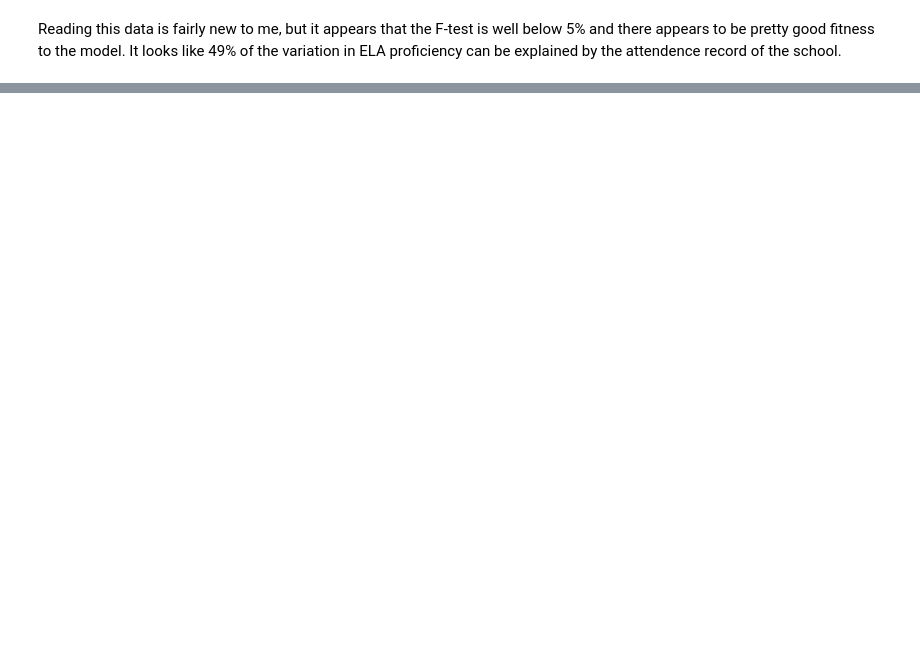
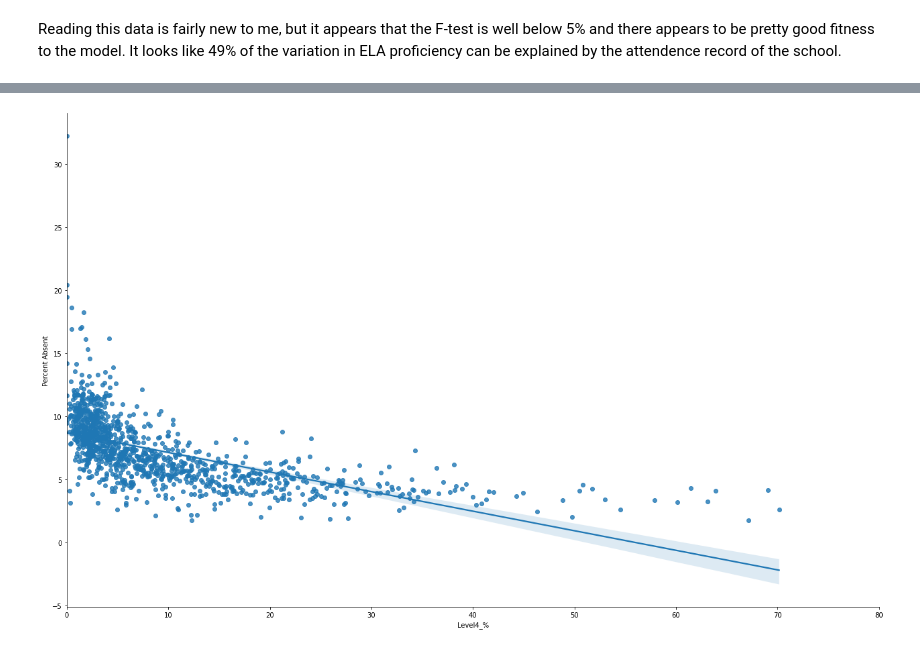
Before and after one commit to mbransons/DataFundamentalsCourse, a Jupyter notebook: week3/week3-activity.ipynb, the cells around one changed output, grey strips where cells are left out. Drawn from its saved outputs; the diff is of its cells as text; code cells hidden in the pictures; blank space fills up the shorter version.

```diff
--- a/week3/week3-activity.ipynb
+++ b/week3/week3-activity.ipynb
@@ -236,0 +259,9 @@ plt.show()
+# %%
+colors = sns.color_palette()
+p = sb.lmplot('Level4_%', 'Percent Absent', data=ELA_ATT)
+p.fig.set_figwidth(20)
+p.fig.set_figheight(12)
+plt.xlim(0, 80)
+plt.show()
+# %% [output]
+[figure, added]
```
Also changed, not shown: parts of 5 cells of this notebook.
